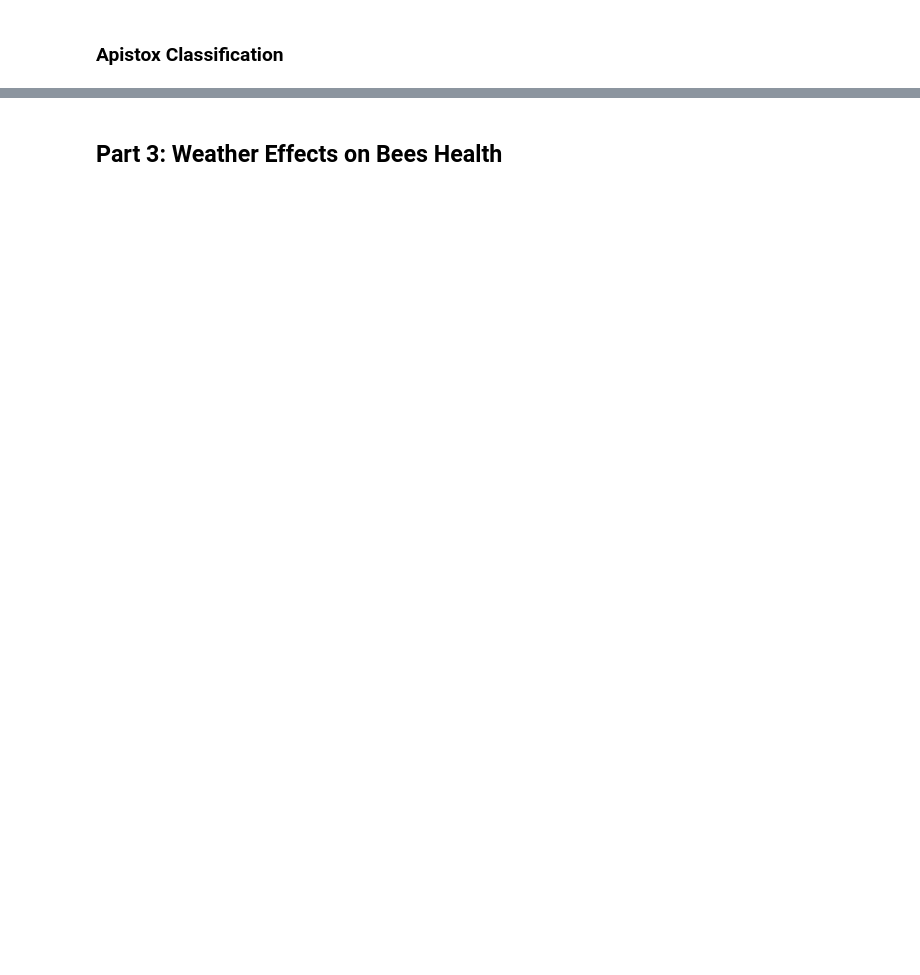
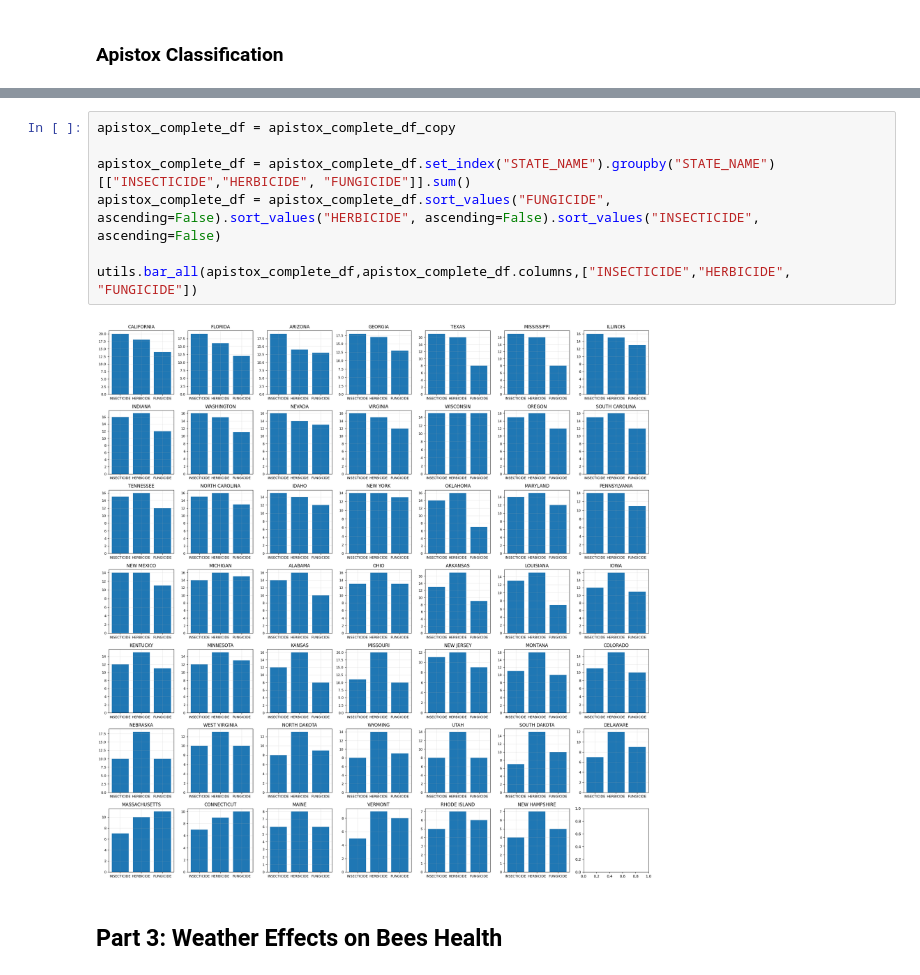
Before and after one commit to Ddav3/Bees_production_analysis, a Jupyter notebook: honey_production.ipynb, the cells around one changed output, grey strips where cells are left out. Drawn from its saved outputs; the diff is of its cells as text; blank space fills up the shorter version.

```diff
--- a/honey_production.ipynb
+++ b/honey_production.ipynb
@@ -275,5 +252,14 @@ Classification Results:
 | 3 | TOXICITY_TYPE_Contact | 0.065129 |
 | 4 | TOXICITY_TYPE_Oral | 0.053529 |
 | 5 | TOXICITY_TYPE_Other | 0.019312 |
+# %%
+apistox_complete_df = apistox_complete_df_copy
+
+apistox_complete_df = apistox_complete_df.set_index("STATE_NAME").groupby("STATE_NAME")[["INSECTICIDE","HERBICIDE", "FUNGICIDE"]].sum()
+apistox_complete_df = apistox_complete_df.sort_values("FUNGICIDE", ascending=False).sort_values("HERBICIDE", ascending=False).sort_values("INSECTICIDE", ascending=False)
+
+utils.bar_all(apistox_complete_df,apistox_complete_df.columns,["INSECTICIDE","HERBICIDE", "FUNGICIDE"])
+# %% [output]
+[figure, added]
 # %% [markdown]
 ## Part 3: Weather Effects on Bees Health
```
Also changed, not shown: parts of 2 cells of this notebook, 1 other file.
